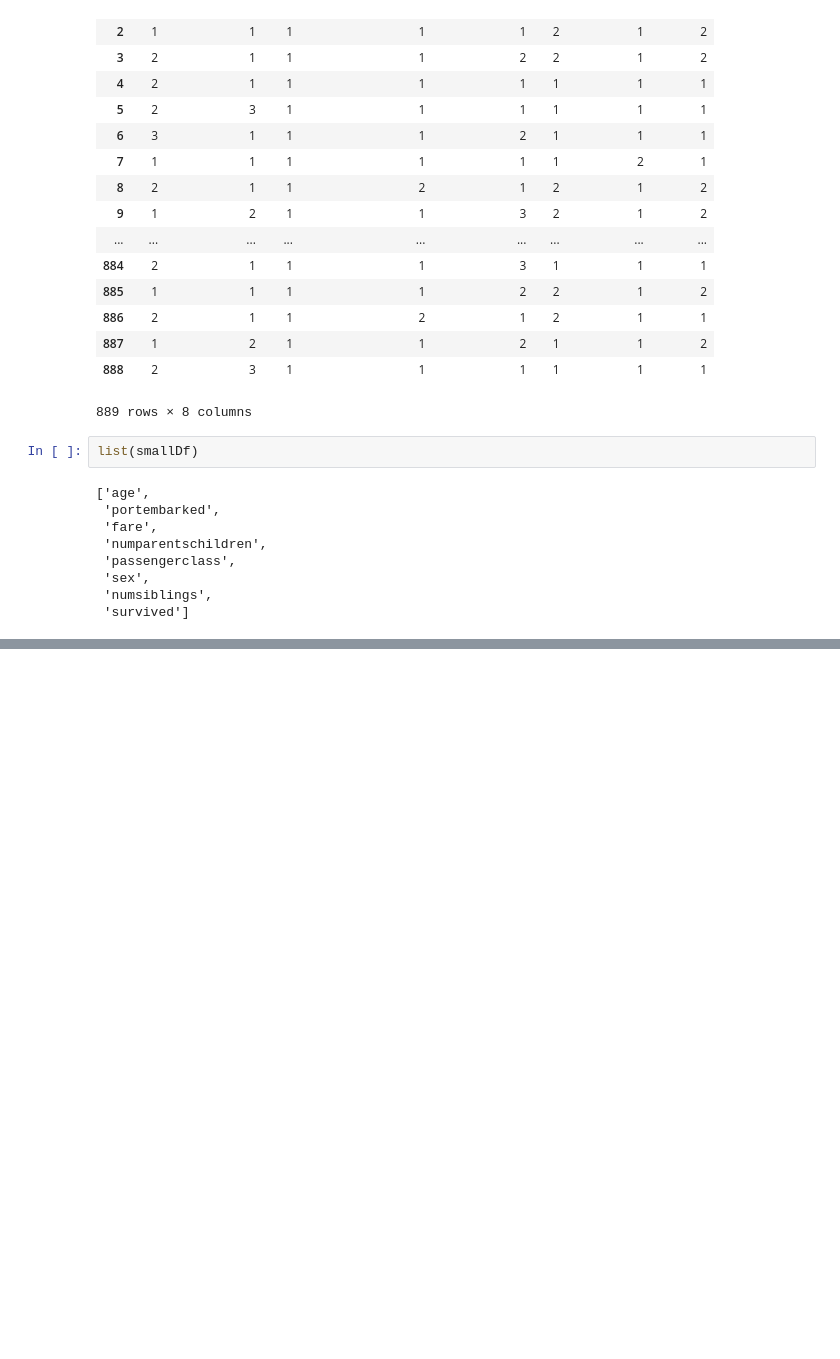
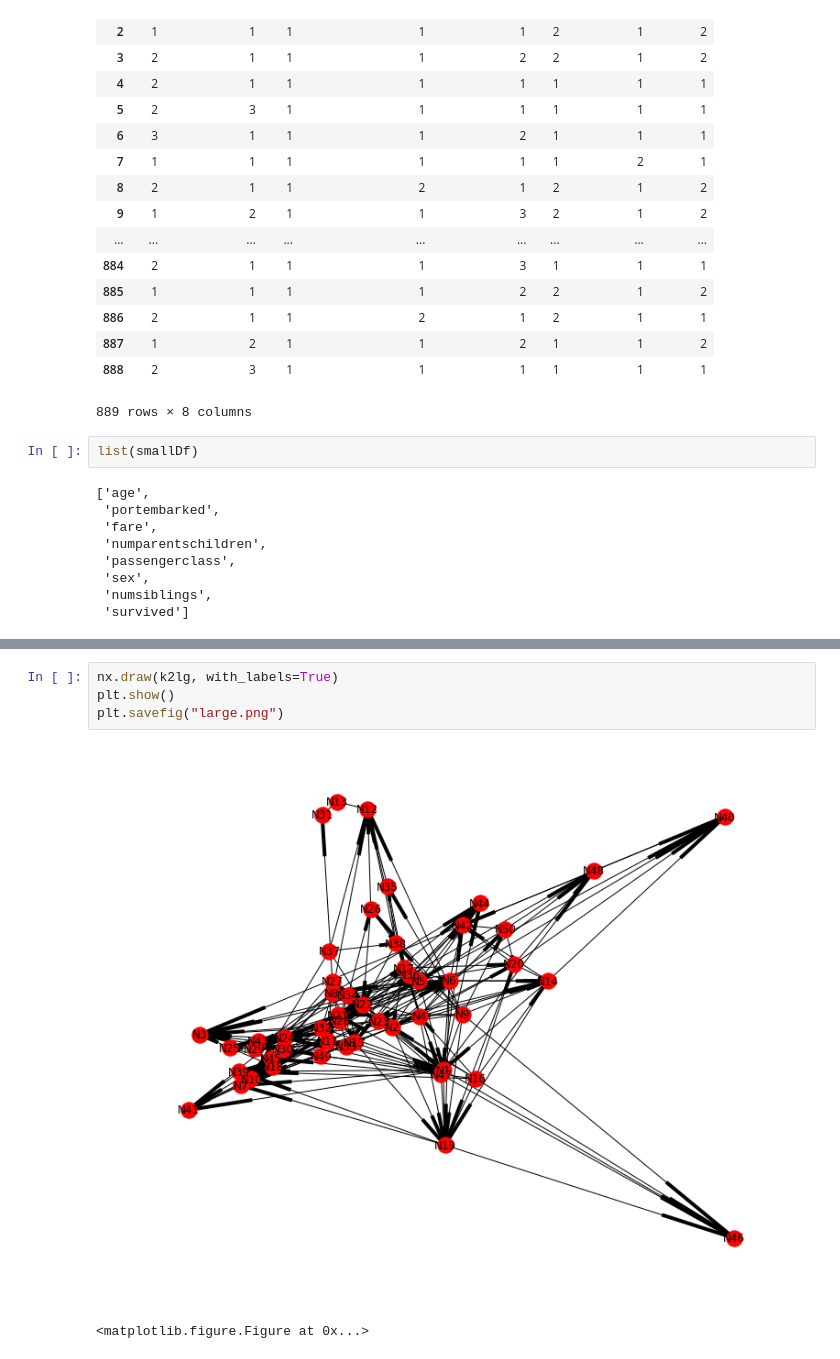
Before and after one commit to christydennison/cs229, a Jupyter notebook: project1.ipynb, the cells around one changed output, grey strips where cells are left out. Drawn from its saved outputs; the diff is of its cells as text; blank space fills up the shorter version.

```diff
--- a/project1.ipynb
+++ b/project1.ipynb
@@ -227,0 +209,7 @@ y: (99,)
+# %%
+nx.draw(k2lg, with_labels=True)
+plt.show()
+plt.savefig("large.png")
+# %% [output]
+[figure, added]
+<matplotlib.figure.Figure at 0x...>
```
Also changed, not shown: parts of 17 cells of this notebook, 4 other files.
